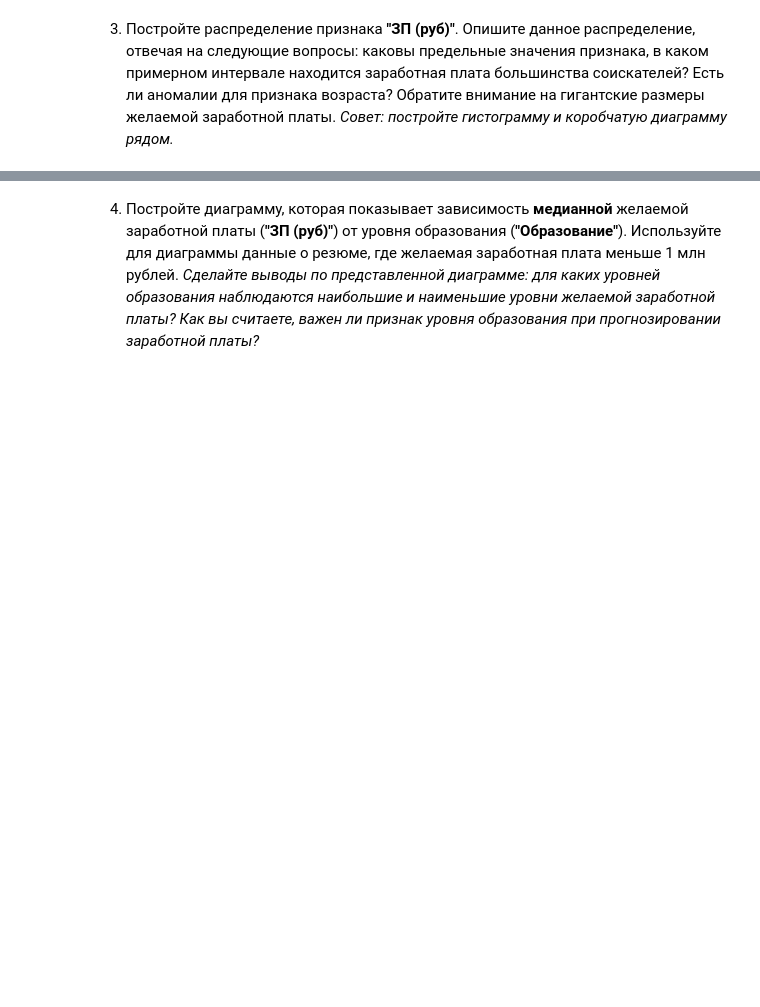
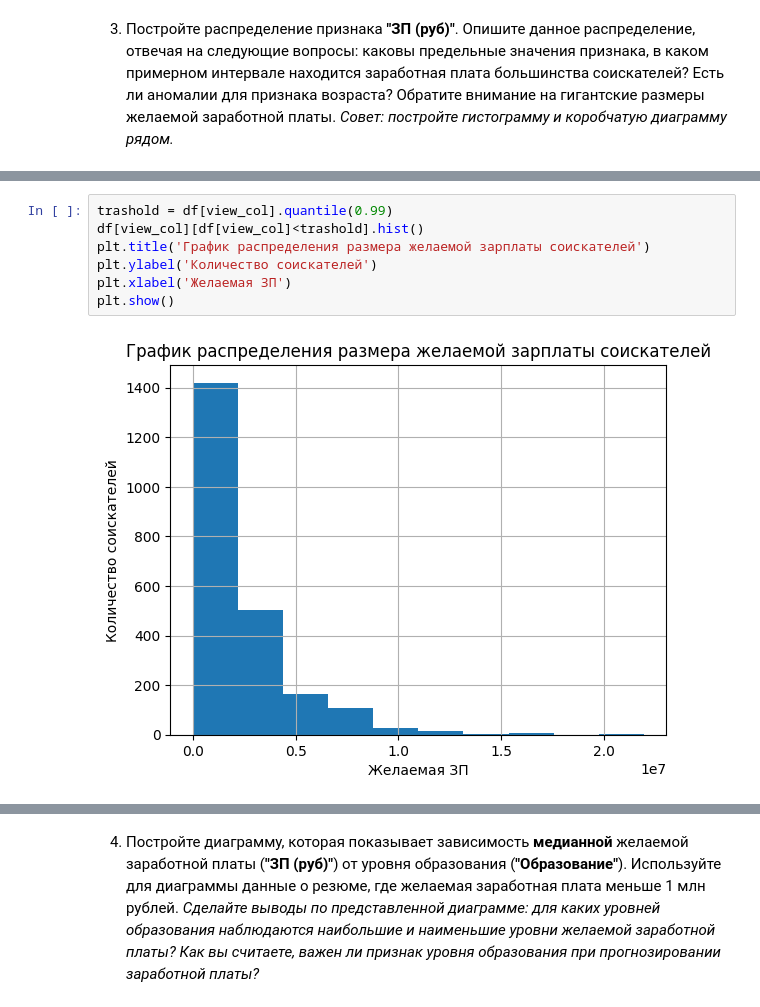
Before and after one commit to Slava0505/hh_resume_EDA, a Jupyter notebook: hh_resume_EDA.ipynb, the cells around one changed output, grey strips where cells are left out. Saved outputs shown, nothing was run; the diff lists cells and outputs as text; blank space fills up the shorter version.

```diff
--- a/hh_resume_EDA.ipynb
+++ b/hh_resume_EDA.ipynb
@@ -365,0 +438,9 @@ Name: Возраст, dtype: float64
+# %%
+trashold = df[view_col].quantile(0.99)
+df[view_col][df[view_col]<trashold].hist()
+plt.title('График распределения размера желаемой зарплаты соискателей')
+plt.ylabel('Количество соискателей')
+plt.xlabel('Желаемая ЗП')
+plt.show()
+# %% [output]
+[figure, added]
```
Also changed, not shown: parts of 20 cells of this notebook.
